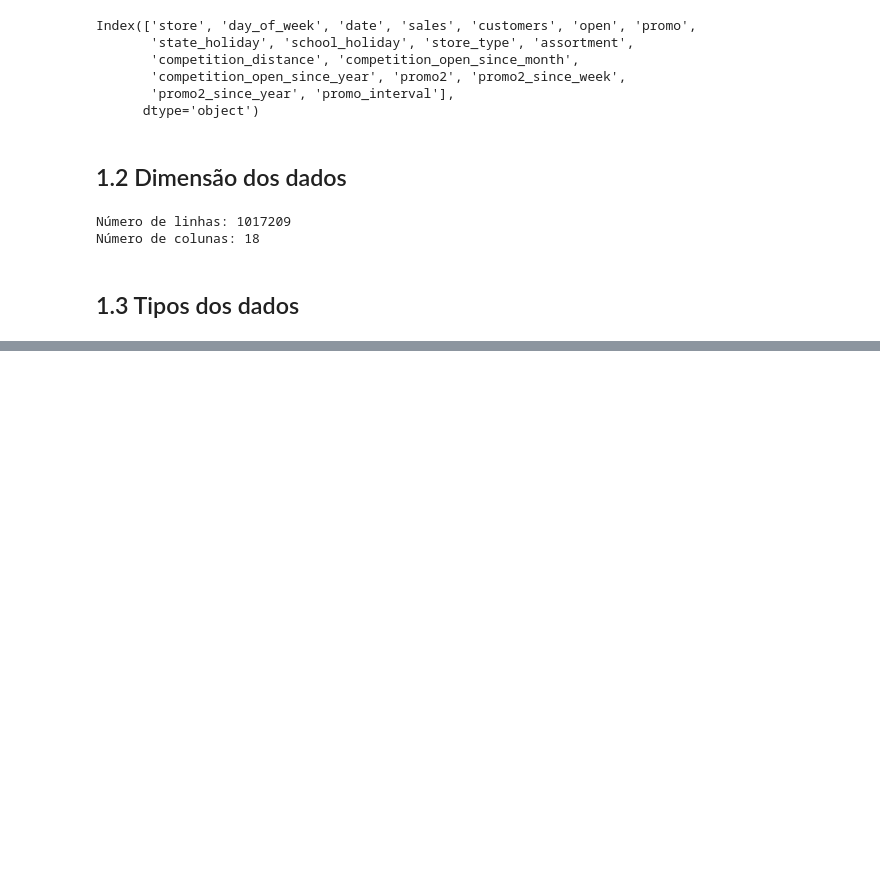
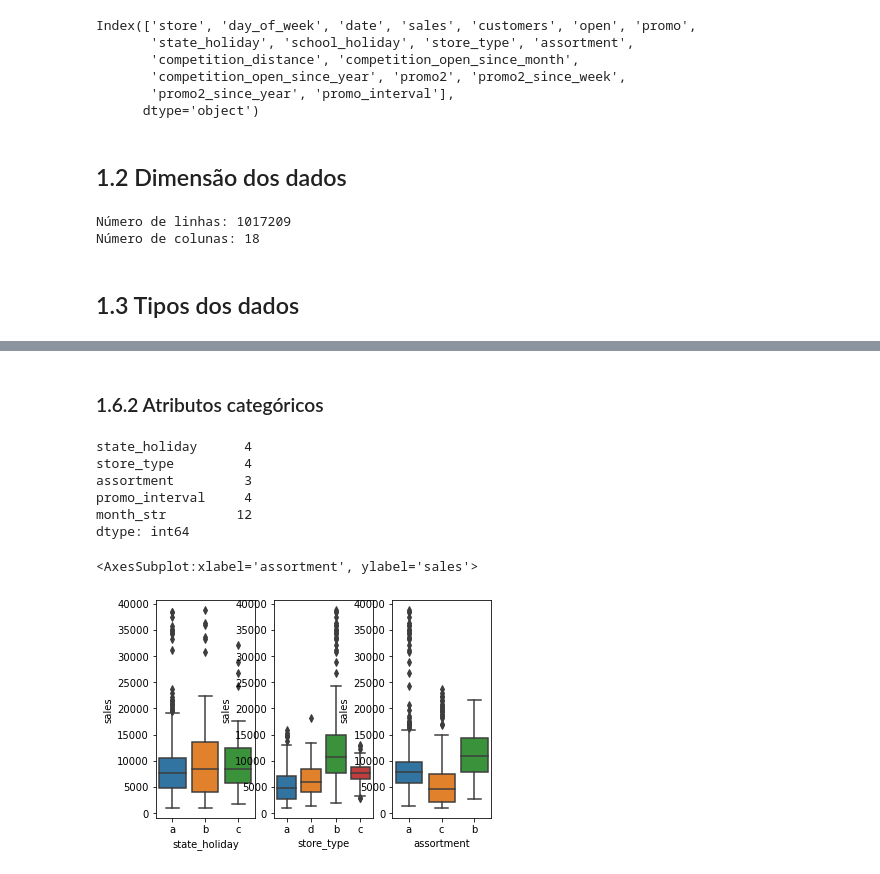
Before and after one commit to paixaols/rossmann-store-sales, a Jupyter notebook: Rossmann_sales_prediction.ipynb, the cells around one changed output, grey strips where cells are left out. Saved outputs shown, nothing was run; the diff lists cells and outputs as text; code cells hidden in the pictures; blank space fills up the shorter version.

```diff
--- a/Rossmann_sales_prediction.ipynb
+++ b/Rossmann_sales_prediction.ipynb
@@ -76,3 +92,24 @@ dtype: object
+# %%
+# Competition open since month | replace with moth in date column
+df1['competition_open_since_month'] = df1.apply(lambda x: x['date'].month if math.isnan(x['competition_open_since_month']) else x['competition_open_since_month'], axis = 1)
+
+# Competition open since year | replace with year in date column
+df1['competition_open_since_year'] = df1.apply(lambda x: x['date'].year if math.isnan(x['competition_open_since_year']) else x['competition_open_since_year'], axis = 1)
+# %%
+# Promo 2 since week | replace with week in date column
+df1['promo2_since_week'] = df1.apply(lambda x: x['date'].week if math.isnan(x['promo2_since_week']) else x['promo2_since_week'], axis = 1)
+
+# Promo 2 since year | replace with year in date column
+df1['promo2_since_year'] = df1.apply(lambda x: x['date'].year if math.isnan(x['promo2_since_year']) else x['promo2_since_year'], axis = 1)
+# %%
+# Promo interval
+# Get month of date column in str format
+month_str = {1: 'Jan', 2: 'Fev', 3: 'Mar', 4: 'Apr', 5: 'May', 6: 'Jun', 7: 'Jul', 8: 'Aug', 9: 'Sep', 10: 'Oct', 11: 'Nov', 12: 'Dec'}
+df1['month_str'] = df1['date'].apply(lambda x: month_str[x.month])
+
+# 1: promo active, 0: otherwise
+df1['promo_interval'].fillna('-', inplace = True)
+df1['promo2_active'] = df1.apply(lambda x: 1 if x['month_str'] in x['promo_interval'].split(',') else 0, axis = 1)
 # %%
 df1.isna().sum()
 # %% [output]
@@ -97,0 +135,5 @@ dtype: int64
+# %%
+df1['competition_open_since_month'] = df1['competition_open_since_month'].astype('int64')
+df1['competition_open_since_year'] = df1['competition_open_since_year'].astype('int64')
+df1['promo2_since_week'] = df1['promo2_since_week'].astype('int64')
+df1['promo2_since_year'] = df1['promo2_since_year'].astype('int64')
@@ -97,0 +201,25 @@ dtype: int64
+# %% [markdown]
+### 1.6.2 Atributos categóricos
+# %%
+cat_attributes.apply(lambda x: len(x.unique()))
+# %% [output]
+state_holiday      4
+store_type         4
+assortment         3
+promo_interval     4
+month_str         12
+dtype: int64
+# %%
+aux1 = df1[(df1['state_holiday'] != '0') & (df1['sales'] > 0)]
+
+plt.subplot(1, 3, 1)
+sns.boxplot(x = 'state_holiday', y = 'sales', data = aux1)
+
+plt.subplot(1, 3, 2)
+sns.boxplot(x = 'store_type', y = 'sales', data = aux1)
+
+plt.subplot(1, 3, 3)
+sns.boxplot(x = 'assortment', y = 'sales', data = aux1)
+# %% [output]
+<AxesSubplot:xlabel='assortment', ylabel='sales'>
+[figure, added]
```
Also changed, not shown: parts of 15 cells of this notebook.
